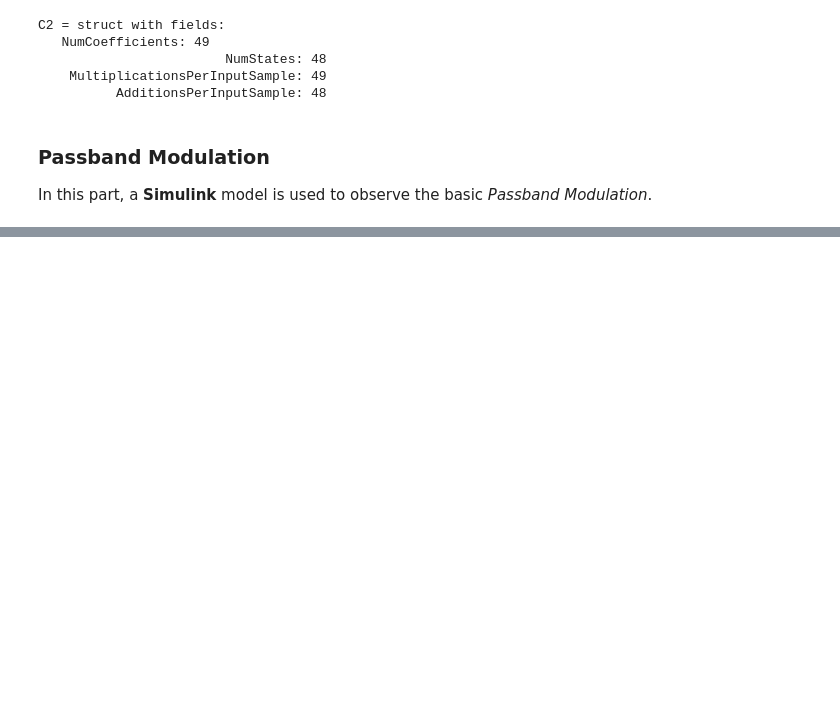
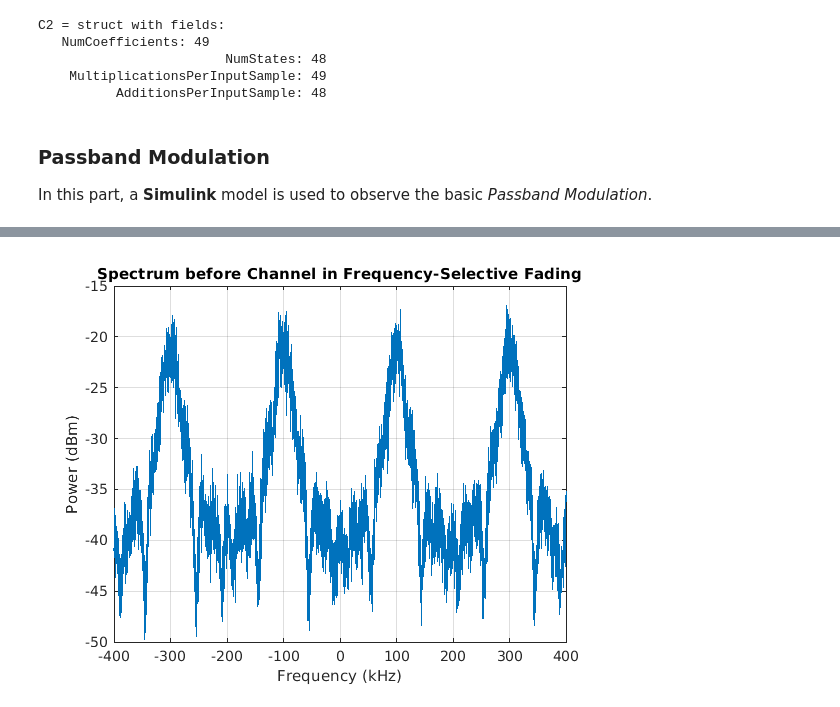
Before and after one commit to huhanwj/IERG6130-simulation, a Jupyter notebook: IERG6130-Simulation-Logbook.ipynb, the cells around one changed output, grey strips where cells are left out. Cells and saved outputs as stored; diff of their text form; code cells hidden in the pictures; blank space fills up the shorter version.

```diff
--- a/IERG6130-Simulation-Logbook.ipynb
+++ b/IERG6130-Simulation-Logbook.ipynb
@@ -264,0 +542,30 @@ In this part, a **Simulink** model is used to observe the basic *Passband Modula
+# %%
+%% FSK Modulation in Frequency-Selective Fading
+symbolRate = 45e3;
+freqSep = 200e3;
+sampPerSym = ceil(M*freqSep/symbolRate);
+fsamp = sampPerSym*symbolRate;
+release(fskMod)
+fskMod.SymbolRate = symbolRate;
+fskMod.FrequencySeparation = freqSep;
+release(spectrum)
+spectrum.SampleRate = sampPerSym*symbolRate;
+modSig = fskMod(data);
+%spectrum(modSig)
+% Compute the power spectral density using pwelch
+[pxx, f] = pwelch(modSig, [], [], [], fsamp, 'centered');
+
+% Convert power to dBm
+pxx_dBm = 10*log10(pxx) + 30;
+
+% Plot the spectrum data before passing through channel
+figure;
+plot(f/1000, pxx_dBm);
+xlabel('Frequency (kHz)');
+ylabel('Power (dBm)');
+xlim([-400, 400]);
+xticks(-400:100:400);
+title('Spectrum before Channel in Frequency-Selective Fading');
+grid on;
+# %% [output]
+[figure, added]
```
Also changed, not shown: parts of 53 cells of this notebook, 10 other files.
